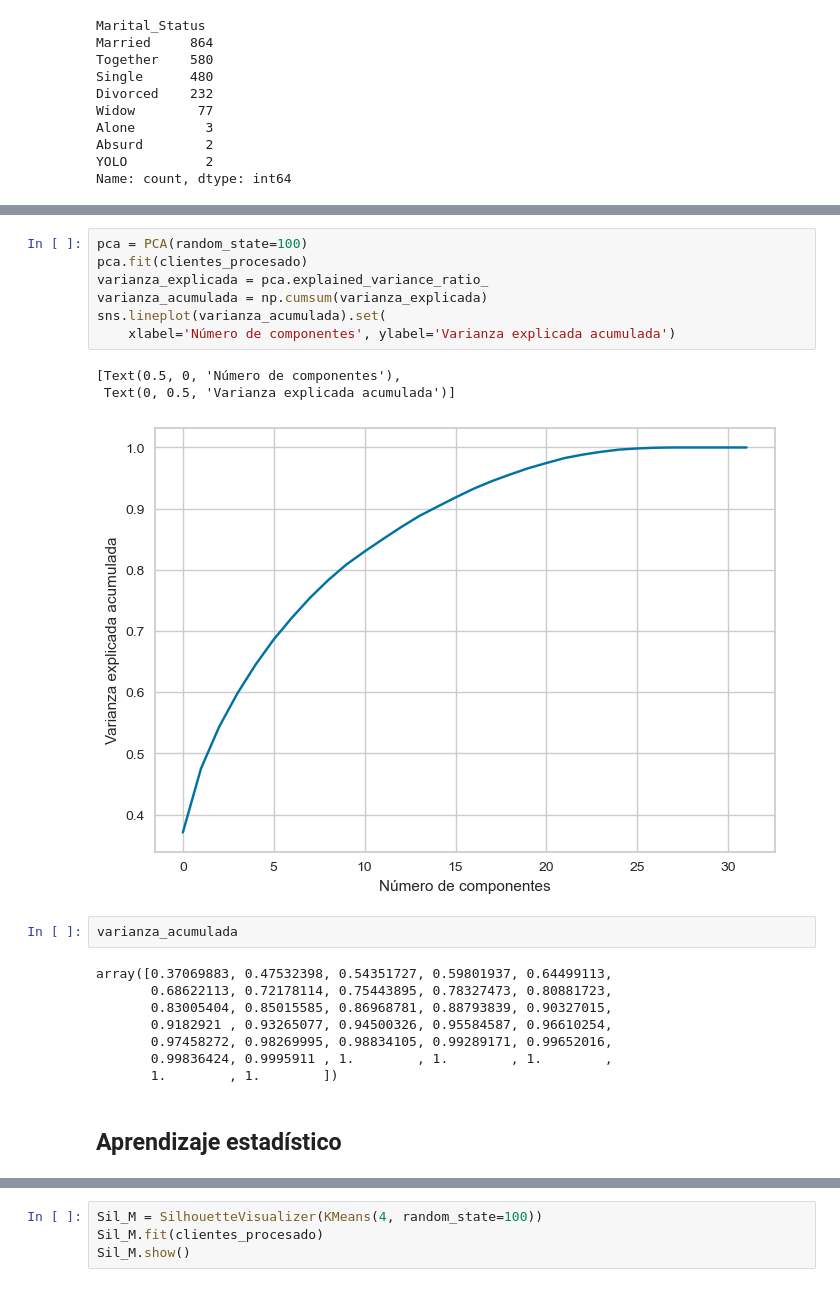
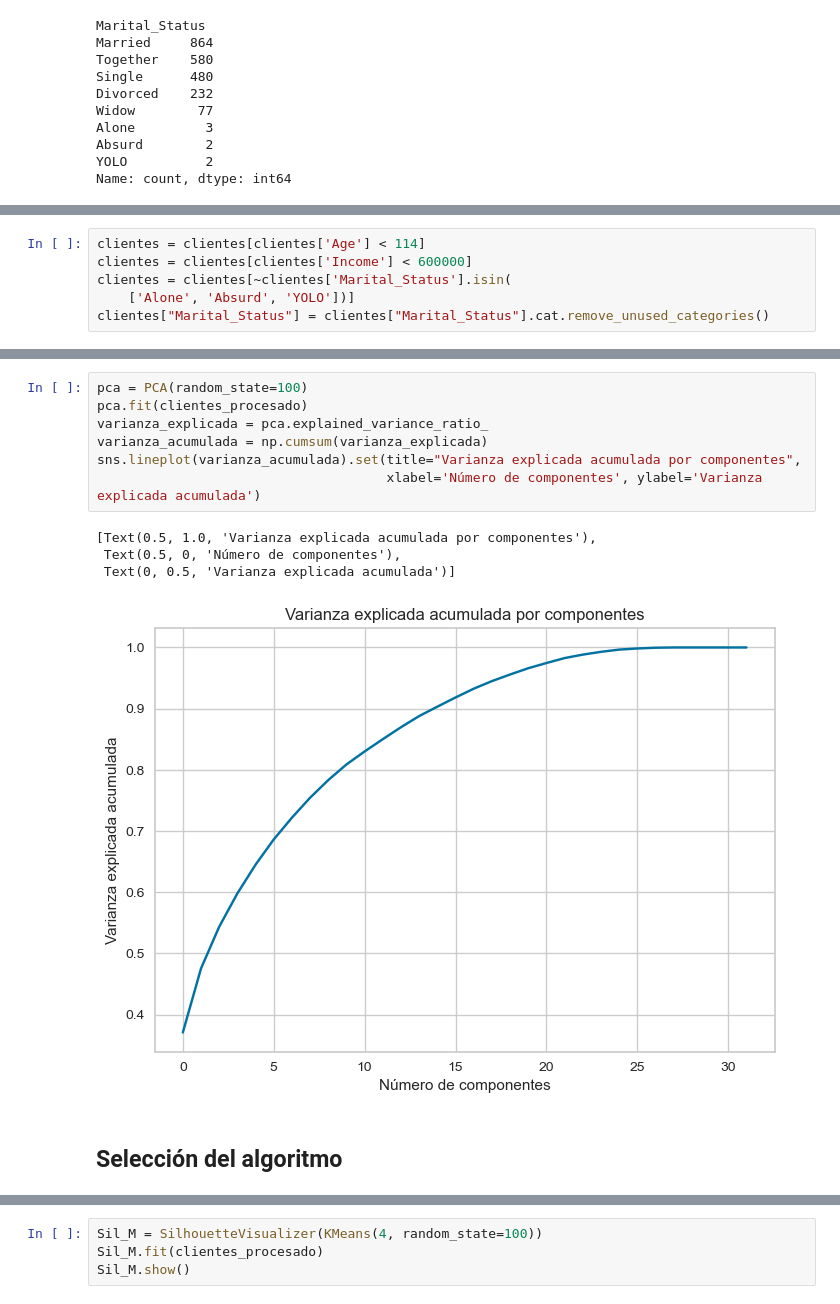
Before and after one commit to lhgjose/proyecto_agrupacion_clientes, a Jupyter notebook: notebooks/agrupacion_clientes.ipynb, the cells around one changed output, grey strips where cells are left out. Cells and saved outputs as stored; diff of their text form.

```diff
--- a/notebooks/agrupacion_clientes.ipynb
+++ b/notebooks/agrupacion_clientes.ipynb
@@ -327,0 +259,6 @@ clientes_procesado = pd.concat(
+# %%
+clientes = clientes[clientes['Age'] < 114]
+clientes = clientes[clientes['Income'] < 600000]
+clientes = clientes[~clientes['Marital_Status'].isin(
+    ['Alone', 'Absurd', 'YOLO'])]
+clientes["Marital_Status"] = clientes["Marital_Status"].cat.remove_unused_categories()
@@ -328,23 +307,14 @@ clientes_procesado = pd.concat(
 # %%
 pca = PCA(random_state=100)
 pca.fit(clientes_procesado)
 varianza_explicada = pca.explained_variance_ratio_
 varianza_acumulada = np.cumsum(varianza_explicada)
-sns.lineplot(varianza_acumulada).set(
-    xlabel='Número de componentes', ylabel='Varianza explicada acumulada')
+sns.lineplot(varianza_acumulada).set(title="Varianza explicada acumulada por componentes",
+                                     xlabel='Número de componentes', ylabel='Varianza explicada acumulada')
 # %% [output]
-[Text(0.5, 0, 'Número de componentes'),
+[Text(0.5, 1.0, 'Varianza explicada acumulada por componentes'),
+ Text(0.5, 0, 'Número de componentes'),
  Text(0, 0.5, 'Varianza explicada acumulada')]
-[figure, old version]
+[figure, new version]
-# %%
-varianza_acumulada
-# %% [output]
-array([0.37069883, 0.47532398, 0.54351727, 0.59801937, 0.64499113,
-       0.68622113, 0.72178114, 0.75443895, 0.78327473, 0.80881723,
-       0.83005404, 0.85015585, 0.86968781, 0.88793839, 0.90327015,
-       0.9182921 , 0.93265077, 0.94500326, 0.95584587, 0.96610254,
-       0.97458272, 0.98269995, 0.98834105, 0.99289171, 0.99652016,
-       0.99836424, 0.9995911 , 1.        , 1.        , 1.        ,
-       1.        , 1.        ])
-# %% [markdown]
-## Aprendizaje estadístico
+# %% [markdown]
+## Selección del algoritmo
```
Also changed, not shown: parts of 57 cells of this notebook.
